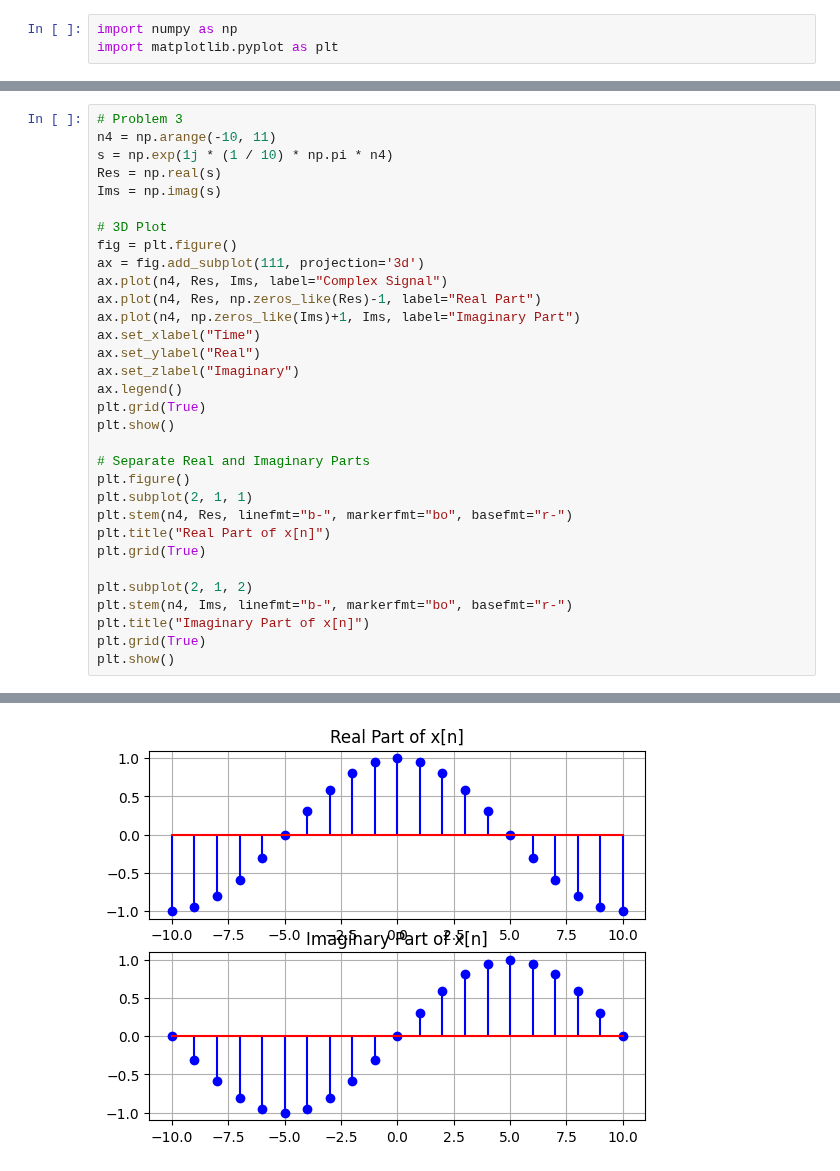
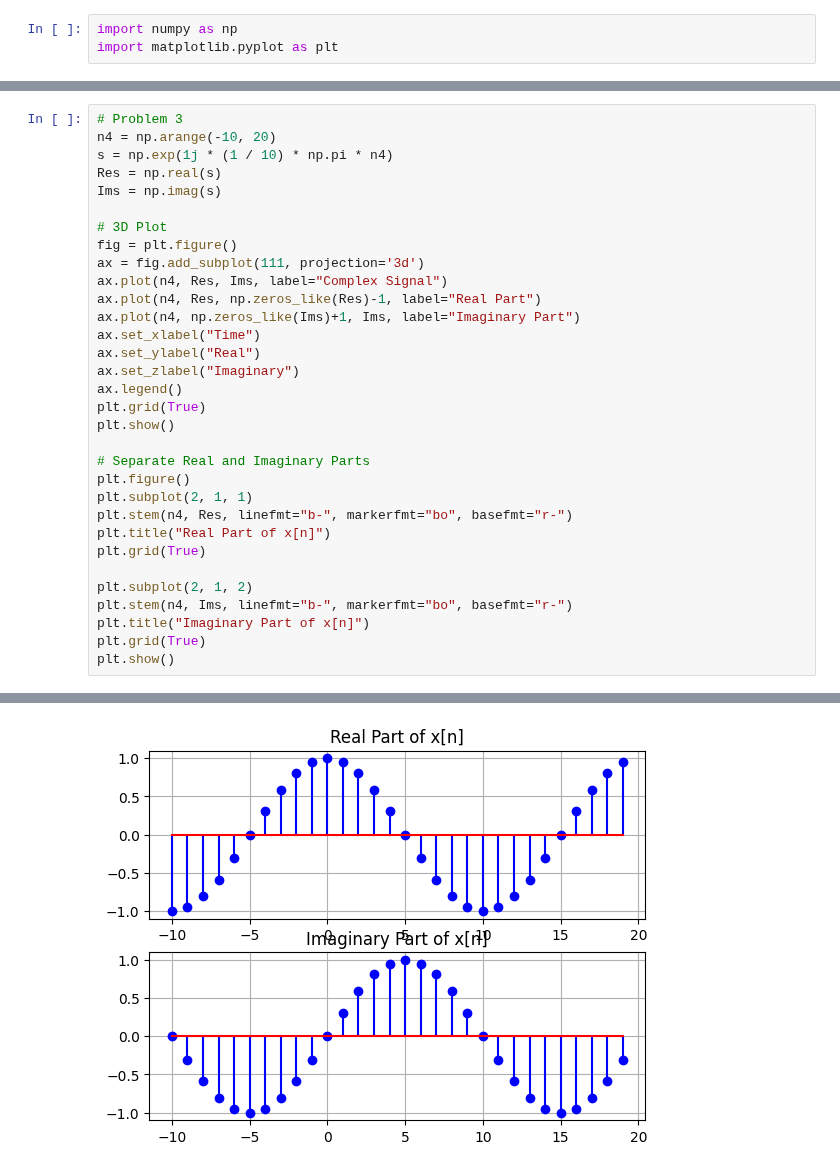
Before and after one commit to zharfanw/zhongshan_dsp_python, a Jupyter notebook: 1_DiscreteTimeSignals.ipynb, the cells around one changed output, grey strips where cells are left out. Cells and saved outputs as stored; diff of their text form.

```diff
--- a/1_DiscreteTimeSignals.ipynb
+++ b/1_DiscreteTimeSignals.ipynb
@@ -110,6 +110,6 @@ plt.show()
 # %%
 # Problem 3
-n4 = np.arange(-10, 11)
+n4 = np.arange(-10, 20)
 s = np.exp(1j * (1 / 10) * np.pi * n4)
 Res = np.real(s)
 Ims = np.imag(s)
@@ -144 +144 @@ plt.show()
-[figure, old version]
+[figure, new version]
```
Also changed, not shown: parts of 3 cells of this notebook.
